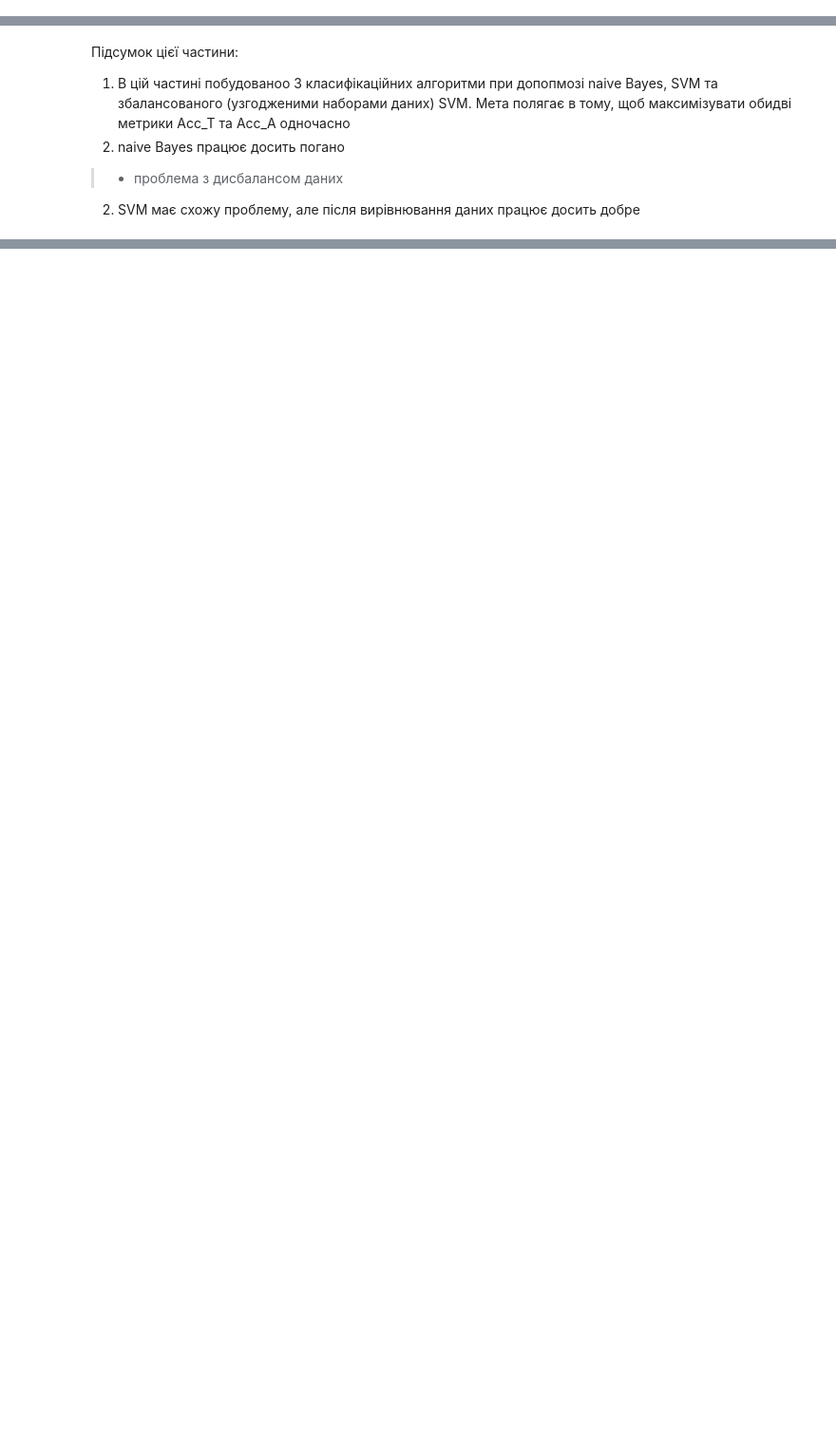
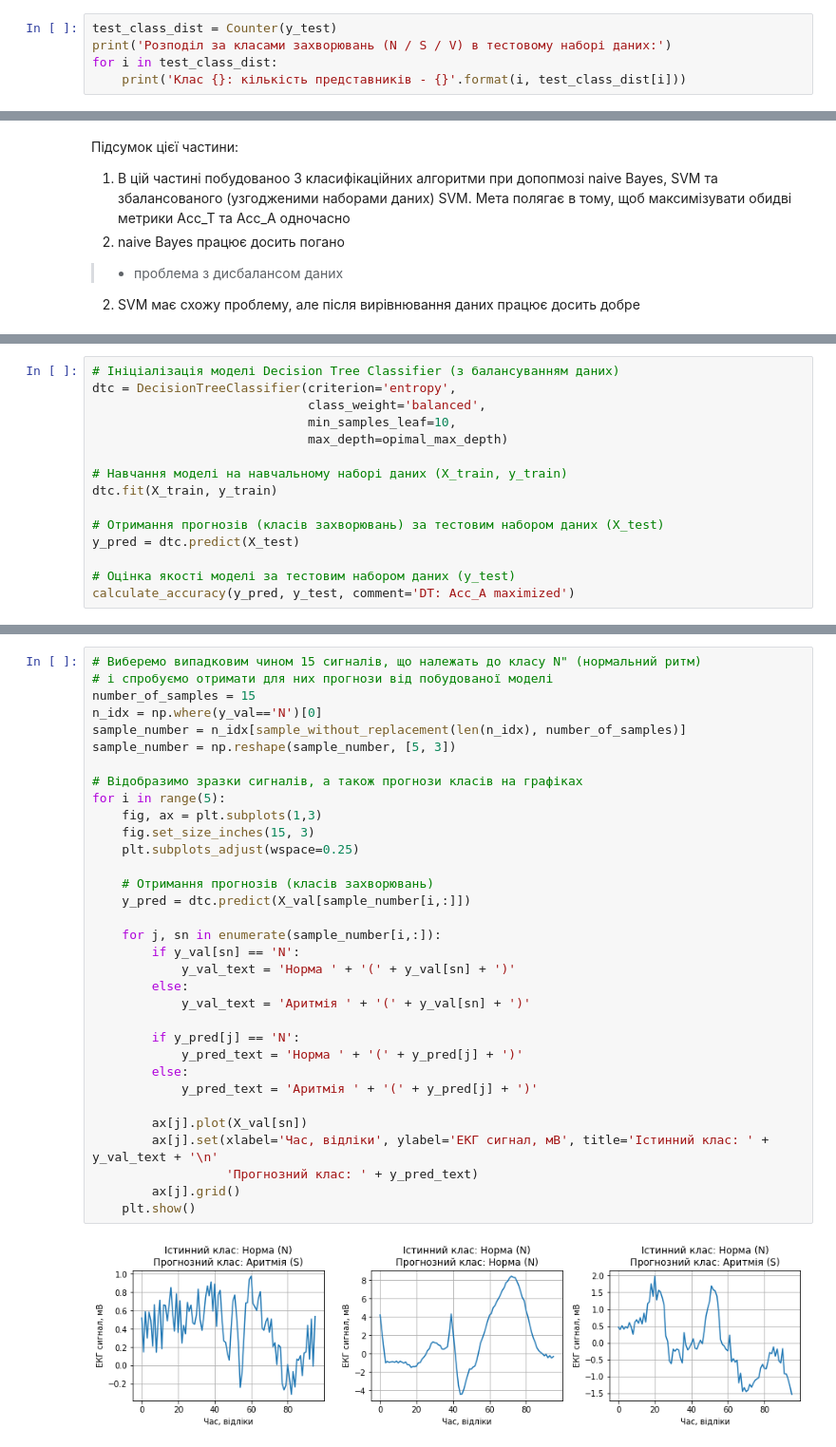
Before and after one commit to demyanchuk-nestor/AI_for_Medical_Diagnosis, a Jupyter notebook: 29_Застосування_машинного_навчання_для_виявлення_захворювань_на_основі_аналізу_ecg_classification.ipynb, the cells around one changed output, grey strips where cells are left out. Shown at 95% size. Cells and saved outputs as stored; diff of their text form; blank space fills up the shorter version.

```diff
--- a/29_Застосування_машинного_навчання_для_виявлення_захворювань_на_основі_аналізу_ecg_classification.ipynb
+++ b/29_Застосування_машинного_навчання_для_виявлення_захворювань_на_основі_аналізу_ecg_classification.ipynb
@@ -128,0 +319,5 @@ $\Sigma_V=Vn+Vs+Vv$
+# %%
+test_class_dist = Counter(y_test)
+print('Розподіл за класами захворювань (N / S / V) в тестовому наборі даних:')
+for i in test_class_dist:
+    print('Клас {}: кількість представників - {}'.format(i, test_class_dist[i]))
@@ -266,0 +515,15 @@ calculate_accuracy(y_pred, y_test, comment='DT with PCA')
+# %%
+# Ініціалізація моделі Decision Tree Classifier (з балансуванням даних)
+dtc = DecisionTreeClassifier(criterion='entropy',
+                             class_weight='balanced',
+                             min_samples_leaf=10,
+                             max_depth=opimal_max_depth)
+
+# Навчання моделі на навчальному наборі даних (X_train, y_train)
+dtc.fit(X_train, y_train)
+
+# Отримання прогнозів (класів захворювань) за тестовим набором даних (X_test)
+y_pred = dtc.predict(X_test)
+
+# Оцінка якості моделі за тестовим набором даних (y_test)
+calculate_accuracy(y_pred, y_test, comment='DT: Acc_A maximized')
@@ -266,0 +538,35 @@ calculate_accuracy(y_pred, y_test, comment='DT with PCA')
+# %%
+# Виберемо випадковим чином 15 сигналів, що належать до класу N" (нормальний ритм)
+# і спробуємо отримати для них прогнози від побудованої моделі
+number_of_samples = 15
+n_idx = np.where(y_val=='N')[0]
+sample_number = n_idx[sample_without_replacement(len(n_idx), number_of_samples)]
+sample_number = np.reshape(sample_number, [5, 3])
+
+# Відобразимо зразки сигналів, а також прогнози класів на графіках
+for i in range(5):
+    fig, ax = plt.subplots(1,3)
+    fig.set_size_inches(15, 3)
+    plt.subplots_adjust(wspace=0.25)
+
+    # Отримання прогнозів (класів захворювань)
+    y_pred = dtc.predict(X_val[sample_number[i,:]])
+
+    for j, sn in enumerate(sample_number[i,:]):
+        if y_val[sn] == 'N':
+            y_val_text = 'Норма ' + '(' + y_val[sn] + ')'
+        else:
+            y_val_text = 'Аритмія ' + '(' + y_val[sn] + ')'
+
+        if y_pred[j] == 'N':
+            y_pred_text = 'Норма ' + '(' + y_pred[j] + ')'
+        else:
+            y_pred_text = 'Аритмія ' + '(' + y_pred[j] + ')'
+
+        ax[j].plot(X_val[sn])
+        ax[j].set(xlabel='Час, відліки', ylabel='ЕКГ сигнал, мВ', title='Істинний клас: ' +  y_val_text + '\n'
+                  'Прогнозний клас: ' + y_pred_text)
+        ax[j].grid()
+    plt.show()
+# %% [output]
+[figure, added]
```
Also changed, not shown: parts of 43 cells of this notebook.
